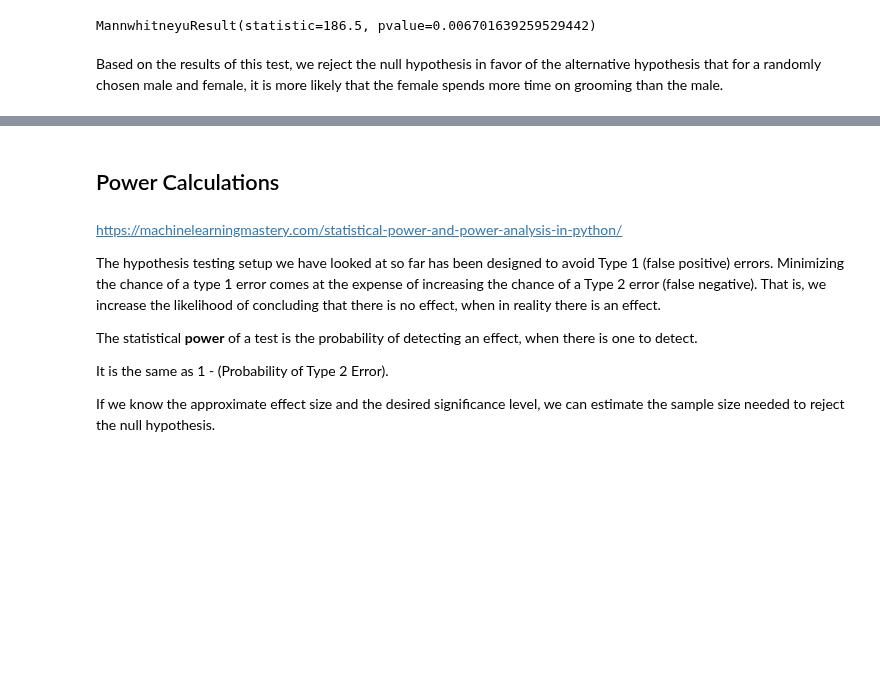
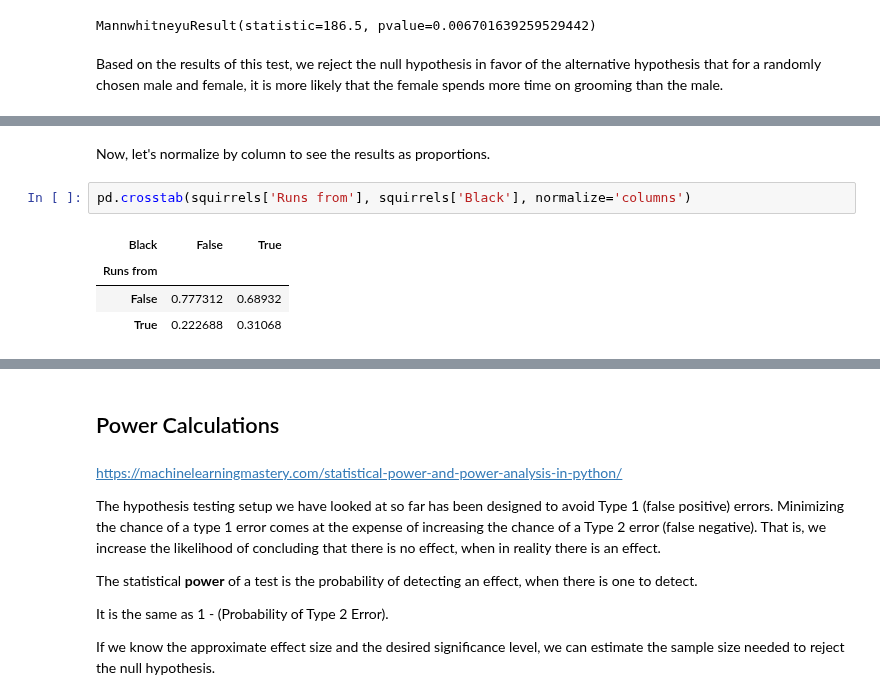
Before and after one commit to NSS-Data-Instructional-Stuff/stats-for-data-science, a Jupyter notebook: notebooks/Hypothesis_Testing_Part_1.ipynb, the cells around one changed output, grey strips where cells are left out. Cells and saved outputs as stored; diff of their text form; blank space fills up the shorter version.

```diff
--- a/notebooks/Hypothesis_Testing_Part_1.ipynb
+++ b/notebooks/Hypothesis_Testing_Part_1.ipynb
@@ -272,0 +298,9 @@ Based on the results of this test, we reject the null hypothesis in favor of the
+# %% [markdown]
+Now, let's normalize by column to see the results as proportions.
+# %%
+pd.crosstab(squirrels['Runs from'], squirrels['Black'], normalize='columns')
+# %% [output]
+| Black | False | True |
+| Runs from |  |  |
+| False | 0.777312 | 0.68932 |
+| True | 0.222688 | 0.31068 |
```
Also changed, not shown: parts of 21 cells of this notebook, 1 other file.
